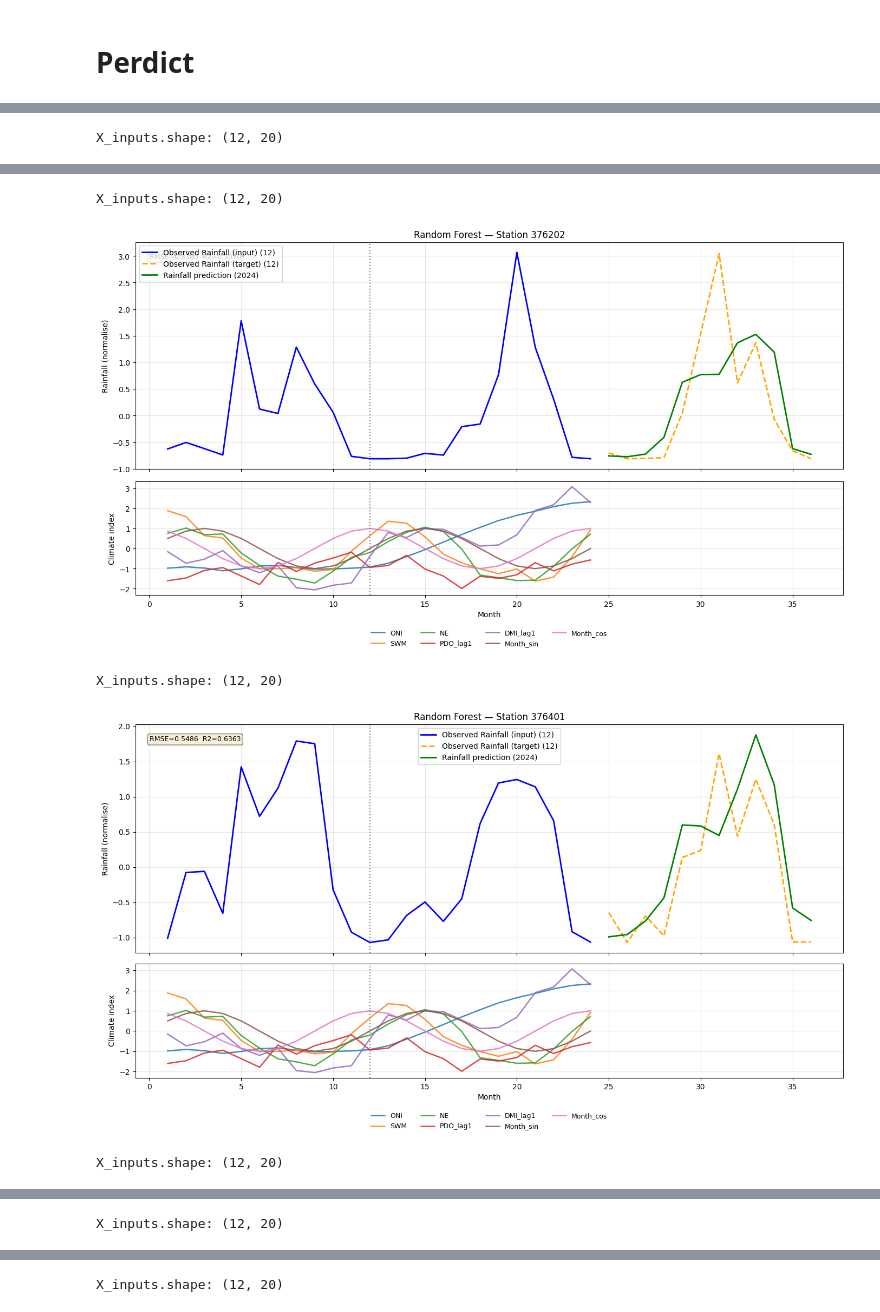
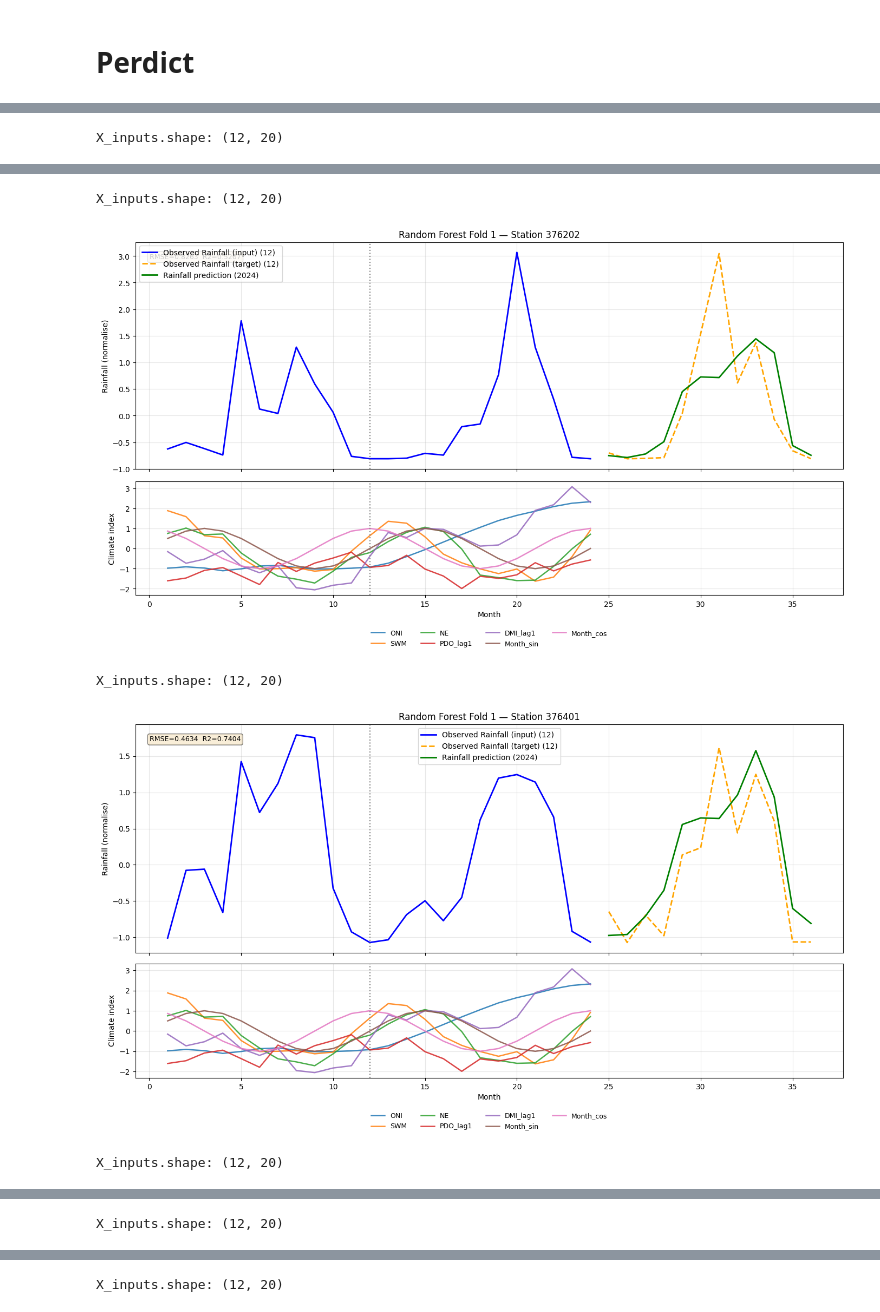
Before and after one commit to Pornphankub/BSC_DPDM2025, a Jupyter notebook: Group7_Random_forest_Regressor.ipynb, the cells around one changed output, grey strips where cells are left out. Saved outputs shown, nothing was run; the diff lists cells and outputs as text; code cells hidden in the pictures.

```diff
--- a/Group7_Random_forest_Regressor.ipynb
+++ b/Group7_Random_forest_Regressor.ipynb
@@ -601,6 +605,47 @@ for fold_idx in range(2):
 # %% [markdown]
 # RandomForestRegressor Model
 # %%
+# ===== STEP 1: หา best params จาก Fold 2 Train =====
+# เตรียม X_train ของ Fold 2 ก่อน
+X_tune, y_tune = [], []
+for station_idx in cluster_station:
+    df_train = fold_selected[1][0][station_idx]  # Fold 2 Train
+    X, y = prepare_data_for_rf(df_train, n_feature_climate_selected,
+                                window_size, horizon,
+                                include_lagged_rainfall=True)
+    X_tune.append(X)
+    y_tune.append(y)
+
+X_tune = np.concatenate(X_tune, axis=0)
+y_tune = np.concatenate(y_tune, axis=0)
+
+# RandomizedSearchCV
+param_dist = {
+    'n_estimators':     [50, 100, 200, 300],
+    'max_depth':        [5, 10, 20, None],
+    'min_samples_split':[2, 5, 10,None],
+    'min_samples_leaf': [1, 2, 4,None],
+    'max_features':     ['sqrt', 'log2', 0.5]
+}
+
+search = RandomizedSearchCV(
+    estimator=RandomForestRegressor(random_state=10),
+    param_distributions=param_dist,
+    n_iter=20,
+    cv=3,
+    scoring='r2',
+    n_jobs=-1,
+    random_state=10,
+    verbose=1
+)
+search.fit(X_tune, y_tune)
+
+best_params = search.best_params_
+print(f"Best params: {best_params}")
+print(f"Best CV R2:  {search.best_score_:.4f}")
+
+# ===== STEP 2: เทรนโมเดลหลักด้วย best params =====
+
 best_model = None
 best_rmse = float('inf')
 best_fold_idx = -1
@@ -640,7 +685,7 @@ for fold_idx in range(2):
 
     print(f"X_train: {X_train_all.shape}, X_val: {X_val_all.shape}, X_test: {X_test_all.shape}")
 
-    model = RandomForestRegressor(n_estimators=100, random_state=10)
+    model = RandomForestRegressor(**best_params, random_state=10)
     model.fit(X_train_all, y_train_all)
 
     y_val_pred  = model.predict(X_val_all)
@@ -774,7 +840,7 @@ for station_idx in cluster_station:
                  color='green', linewidth=2)
     axes[0].axvline(window_size, color='gray', linestyle=':')
     axes[0].set_ylabel("Rainfall (normalise)")
-    axes[0].set_title(f"Random Forest — Station {station_name}")
+    axes[0].set_title(f"Random Forest Fold 1 — Station {station_name}")
     axes[0].legend()
     axes[0].grid(alpha=0.3)
 
@@ -814,5 +880,5 @@ X_inputs.shape: (12, 20)
 X_inputs.shape: (12, 20)
-[figure, old version]
+[figure, new version]
 X_inputs.shape: (12, 20)
-[figure, old version]
+[figure, new version]
 X_inputs.shape: (12, 20)
```
Also changed, not shown: parts of 8 cells of this notebook.
